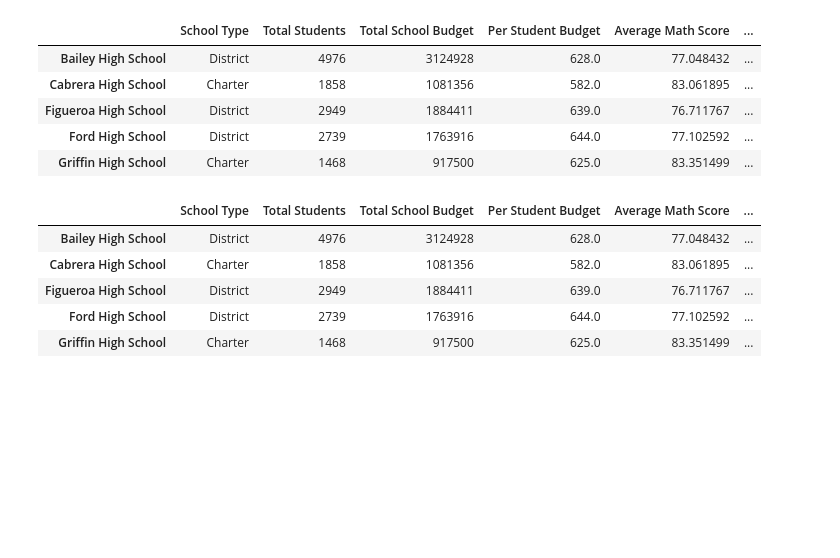
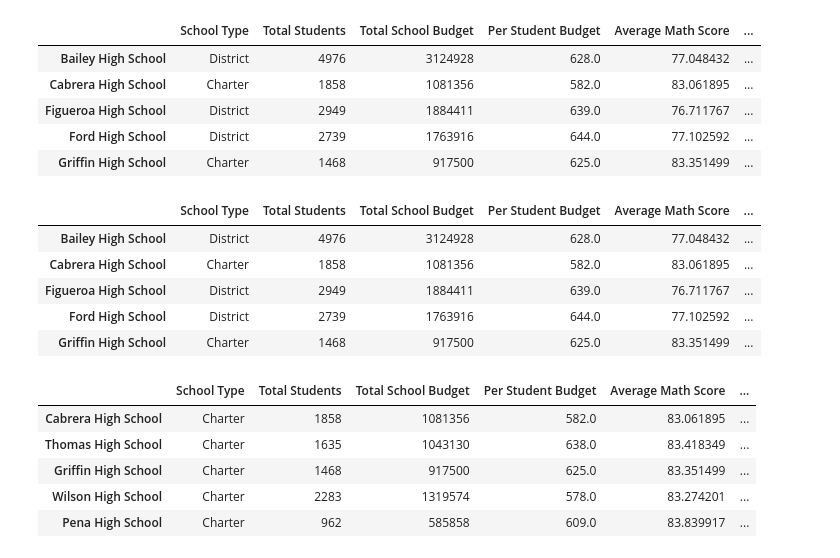
Before and after one commit to skanab/School_District_Analysis, a Jupyter notebook: PyCitySchools.ipynb, the cells around one changed output. Cells and saved outputs as stored; diff of their text form; code cells hidden in the pictures; blank space fills up the shorter version.

Commit message:
high-low performing schools

```diff
--- a/PyCitySchools.ipynb
+++ b/PyCitySchools.ipynb
@@ -741,3 +741,15 @@ per_school_summary_df.head()
 | Figueroa High School | District | 2949 | 1884411 | 639.0 | 76.711767 | ... |
 | Ford High School | District | 2739 | 1763916 | 644.0 | 77.102592 | ... |
 | Griffin High School | Charter | 1468 | 917500 | 625.0 | 83.351499 | ... |
+# %%
+# Sort and show top five schools.
+top_schools = per_school_summary_df.sort_values(["% Overall Passing"], ascending=False)
+
+top_schools.head()
+# %% [output]
+|  | School Type | Total Students | Total School Budget | Per Student Budget | Average Math Score | ... |
+| Cabrera High School | Charter | 1858 | 1081356 | 582.0 | 83.061895 | ... |
+| Thomas High School | Charter | 1635 | 1043130 | 638.0 | 83.418349 | ... |
+| Griffin High School | Charter | 1468 | 917500 | 625.0 | 83.351499 | ... |
+| Wilson High School | Charter | 2283 | 1319574 | 578.0 | 83.274201 | ... |
+| Pena High School | Charter | 962 | 585858 | 609.0 | 83.839917 | ... |
```
Also changed, not shown: parts of 1 cell of this notebook.
